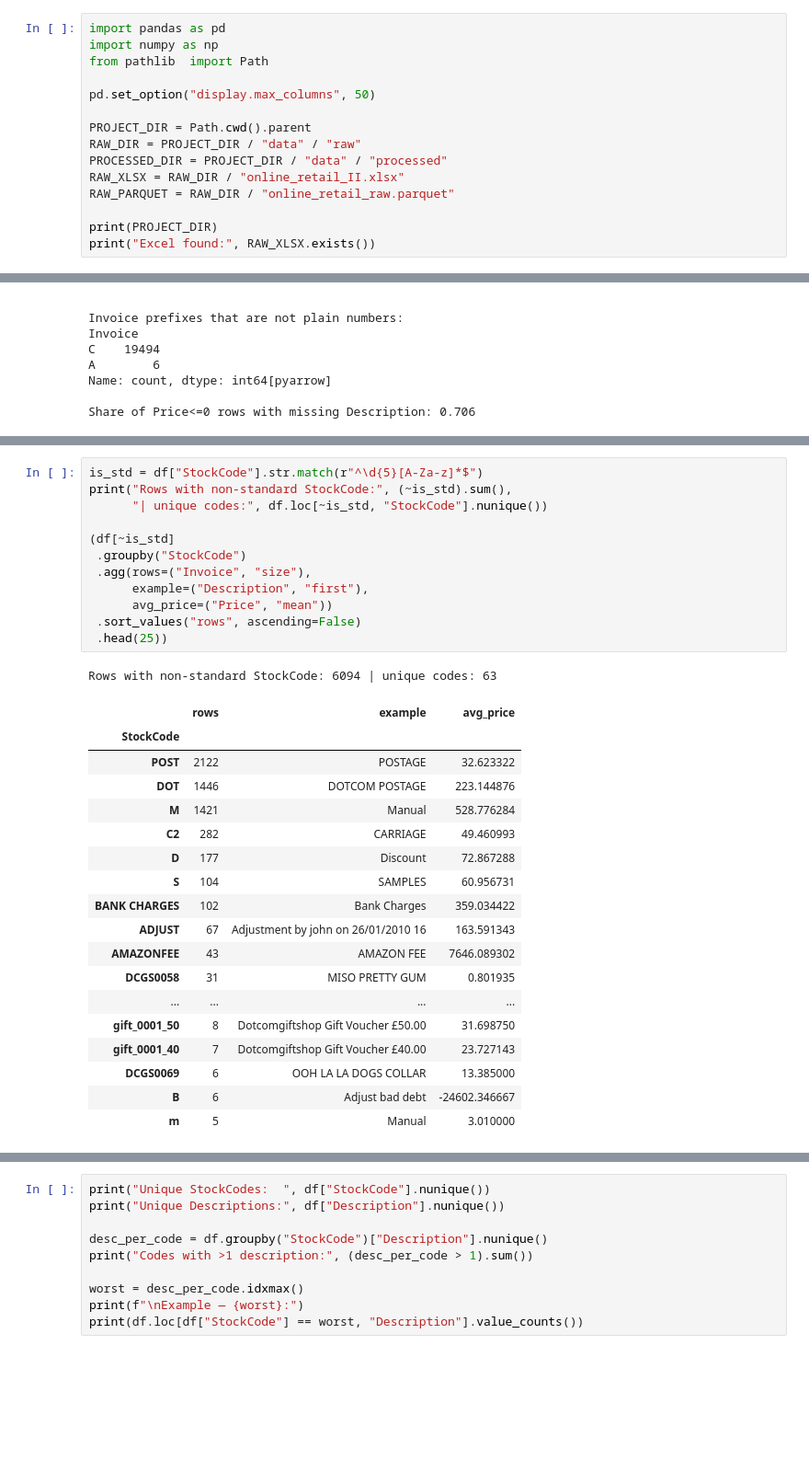
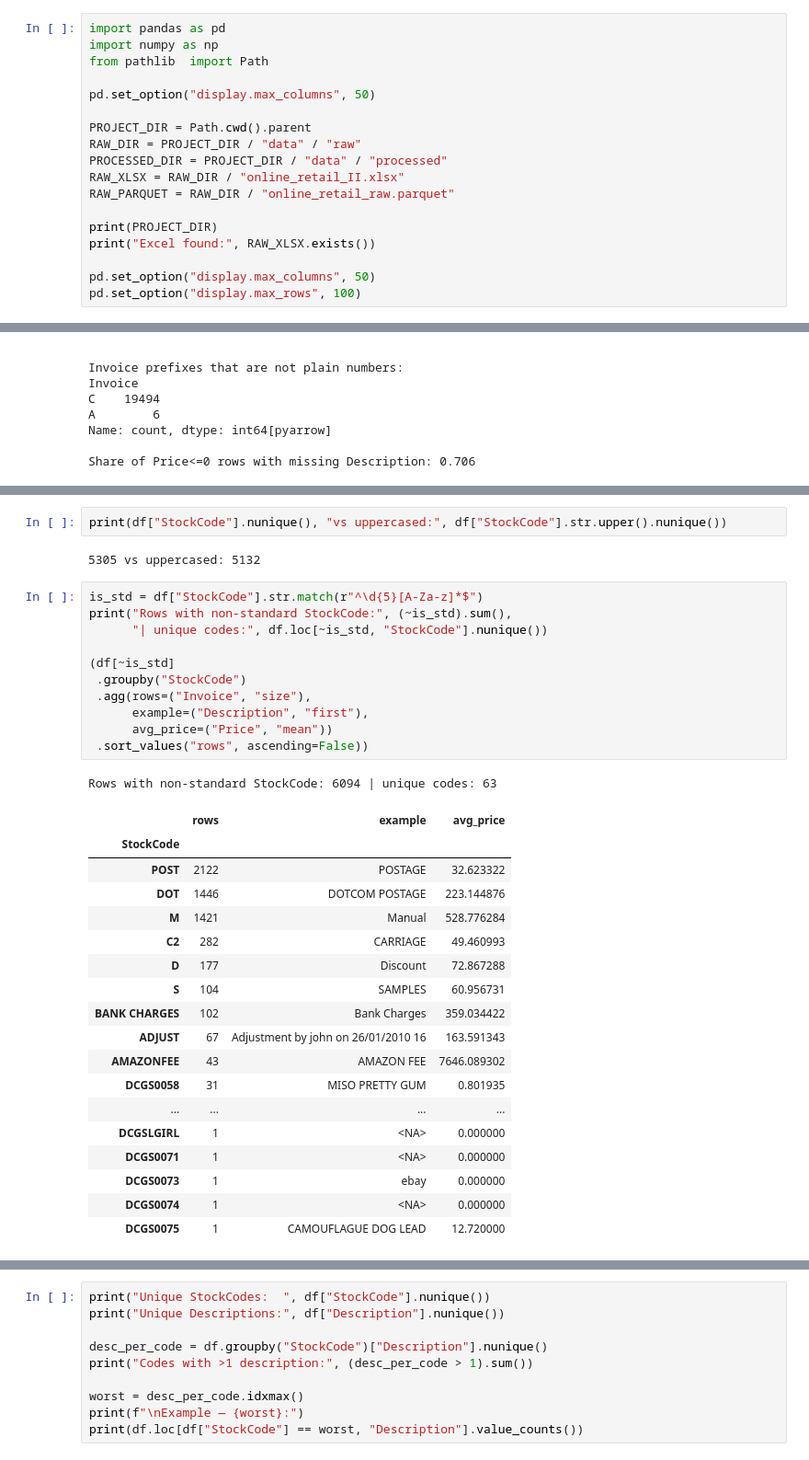
Before and after one commit to Ysharbat/market-basket-next-product, a Jupyter notebook: notebooks/01_cleaning_eda.ipynb, the cells around one changed output, grey strips where cells are left out. Shown at 92% size. Saved outputs shown, nothing was run; the diff lists cells and outputs as text; blank space fills up the shorter version.

```diff
--- a/notebooks/01_cleaning_eda.ipynb
+++ b/notebooks/01_cleaning_eda.ipynb
@@ -16,6 +19,9 @@ RAW_PARQUET = RAW_DIR / "online_retail_raw.parquet"
 
 print(PROJECT_DIR)
 print("Excel found:", RAW_XLSX.exists())
+
+pd.set_option("display.max_columns", 50)
+pd.set_option("display.max_rows", 100)
 # %% [output]
 C:\Users\user\Desktop\market-basket-next-product
 Excel found: True
@@ -184,32 +198,35 @@ df[neg_qty & ~is_cancel].head(10)
+# %%
+print(df["StockCode"].nunique(), "vs uppercased:", df["StockCode"].str.upper().nunique())
+# %% [output]
+5305 vs uppercased: 5132
 # %%
 is_std = df["StockCode"].str.match(r"^\d{5}[A-Za-z]*$")
 print("Rows with non-standard StockCode:", (~is_std).sum(),
       "| unique codes:", df.loc[~is_std, "StockCode"].nunique())
 
 (df[~is_std]
  .groupby("StockCode")
  .agg(rows=("Invoice", "size"),
       example=("Description", "first"),
       avg_price=("Price", "mean"))
- .sort_values("rows", ascending=False)
- .head(25))
+ .sort_values("rows", ascending=False))
 # %% [output]
 Rows with non-standard StockCode: 6094 | unique codes: 63
 |  | rows | example | avg_price |
 | StockCode |  |  |  |
 | POST | 2122 | POSTAGE | 32.623322 |
 | DOT | 1446 | DOTCOM POSTAGE | 223.144876 |
 | M | 1421 | Manual | 528.776284 |
 | C2 | 282 | CARRIAGE | 49.460993 |
 | D | 177 | Discount | 72.867288 |
 | S | 104 | SAMPLES | 60.956731 |
 | BANK CHARGES | 102 | Bank Charges | 359.034422 |
 | ADJUST | 67 | Adjustment by john on 26/01/2010 16 | 163.591343 |
 | AMAZONFEE | 43 | AMAZON FEE | 7646.089302 |
 | DCGS0058 | 31 | MISO PRETTY GUM | 0.801935 |
 | ... | ... | ... | ... |
-| gift_0001_50 | 8 | Dotcomgiftshop Gift Voucher £50.00 | 31.698750 |
-| gift_0001_40 | 7 | Dotcomgiftshop Gift Voucher £40.00 | 23.727143 |
-| DCGS0069 | 6 | OOH LA LA DOGS COLLAR | 13.385000 |
-| B | 6 | Adjust bad debt | -24602.346667 |
-| m | 5 | Manual | 3.010000 |
+| DCGSLGIRL | 1 | <NA> | 0.000000 |
+| DCGS0071 | 1 | <NA> | 0.000000 |
+| DCGS0073 | 1 | ebay | 0.000000 |
+| DCGS0074 | 1 | <NA> | 0.000000 |
+| DCGS0075 | 1 | CAMOUFLAGUE DOG LEAD | 12.720000 |
```
Also changed, not shown: parts of 33 cells of this notebook.
